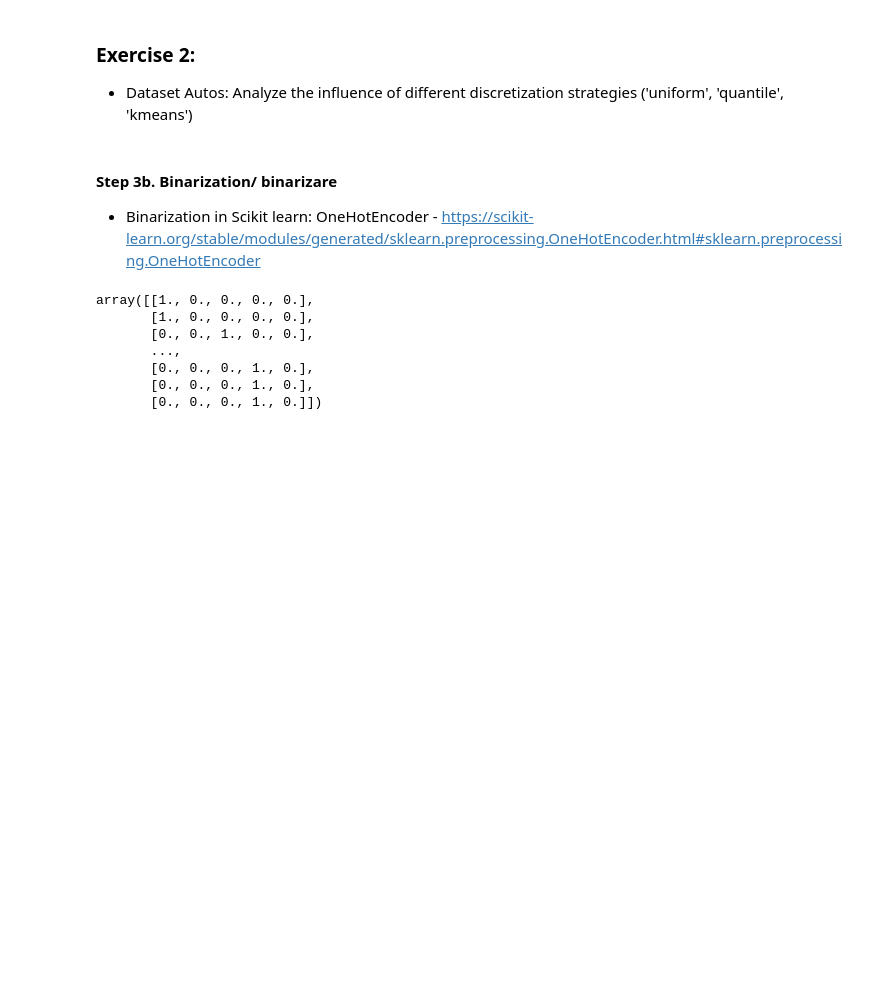
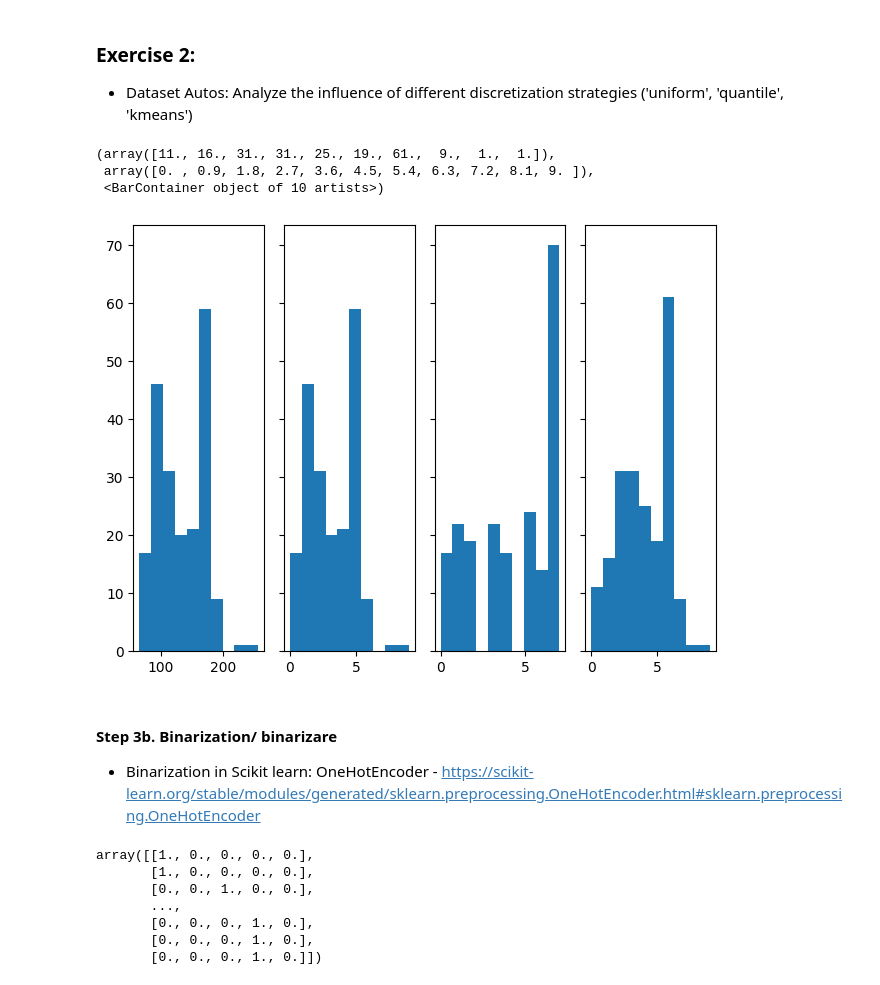
Before and after one commit to MihaiBudurean/UVT-Master, a Jupyter notebook: Semester2/DM/lab2.ipynb, the cells around one changed output. Saved outputs shown, nothing was run; the diff lists cells and outputs as text; code cells hidden in the pictures; blank space fills up the shorter version.

```diff
--- a/Semester2/DM/lab2.ipynb
+++ b/Semester2/DM/lab2.ipynb
@@ -176,6 +192,28 @@ axs[1].hist(discPrice, bins=10)
 # %% [markdown]
 ### Exercise 2:
 * Dataset Autos: Analyze the influence of different discretization strategies ('uniform', 'quantile', 'kmeans')
+# %%
+discretizer_u = preprocessing.KBinsDiscretizer(n_bins=10, strategy='uniform', encode='ordinal')
+discretizer_q = preprocessing.KBinsDiscretizer(n_bins=10, strategy='quantile', encode='ordinal')
+discretizer_k = preprocessing.KBinsDiscretizer(n_bins=10, strategy='kmeans', encode='ordinal')
+
+cont_nl = np.array(dfAutosImp['normalized-losses'])
+
+disc_nl_u = discretizer_u.fit_transform(cont_nl.reshape(-1,1))
+disc_nl_q = discretizer_q.fit_transform(cont_nl.reshape(-1,1))
+disc_nl_k = discretizer_k.fit_transform(cont_nl.reshape(-1,1))
+
+fig3, axs3 = plt.subplots(1, 4, sharey=True, tight_layout=True)
+
+axs3[0].hist(cont_nl, bins=10)
+axs3[1].hist(disc_nl_u, bins=10)
+axs3[2].hist(disc_nl_q, bins=10)
+axs3[3].hist(disc_nl_k, bins=10)
+# %% [output]
+(array([11., 16., 31., 31., 25., 19., 61.,  9.,  1.,  1.]),
+ array([0. , 0.9, 1.8, 2.7, 3.6, 4.5, 5.4, 6.3, 7.2, 8.1, 9. ]),
+ <BarContainer object of 10 artists>)
+[figure, added]
 # %% [markdown]
 #### Step 3b. Binarization/ binarizare
 * Binarization in Scikit learn: OneHotEncoder - https://scikit-learn.org/stable/modules/generated/sklearn.preprocessing.OneHotEncoder.html#sklearn.preprocessing.OneHotEncoder
```
Also changed, not shown: parts of 18 cells of this notebook, 19 other files.
